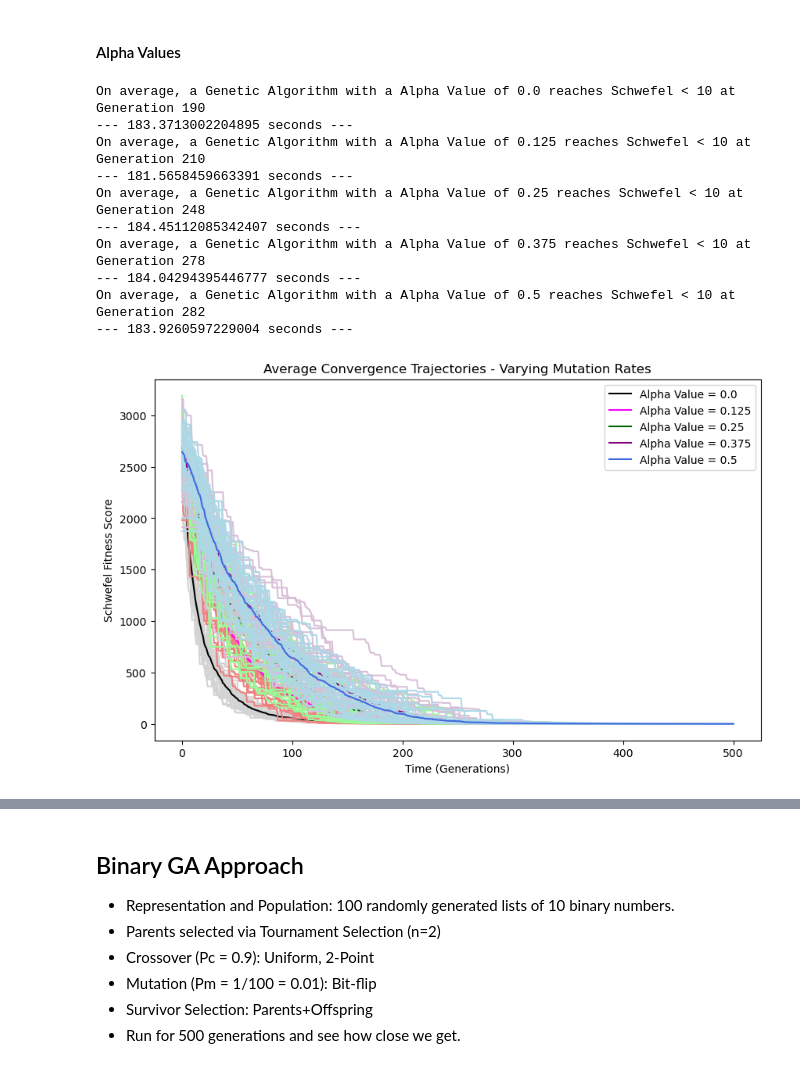
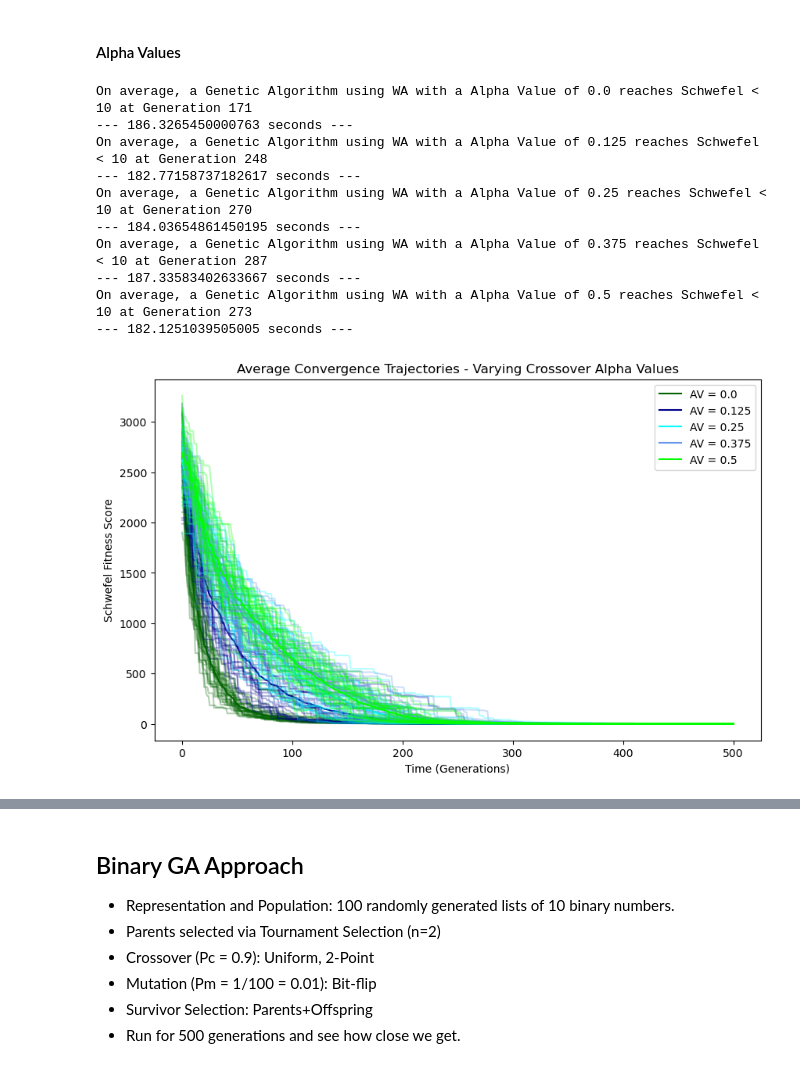
Before and after one commit to AlexPei-YuTsai/8-queen-evo-algo, a Jupyter notebook: schwefel.ipynb, the cells around one changed output, grey strips where cells are left out. Cells and saved outputs as stored; diff of their text form; code cells hidden in the pictures.

```diff
--- a/schwefel.ipynb
+++ b/schwefel.ipynb
@@ -447,31 +505,0 @@ On average, a Genetic Algorithm with a Mutation Rate of 0.7 did not reach Schwef
-# %%
-# Testing more Mutation Rates to see where things peak
-tsizes=[0.01, 0.03, 0.05, 0.07, 0.1]
-color=[["lightgrey", "black"], ["lightcoral", "magenta"], ["palegreen", "darkgreen"], ["thistle", "purple"], ["lightblue", "royalblue"]]
-
-# Test different conditions
-for test in range(5):
-    # Change Parameters per Test Bundle
-    start_time = time.time()
-    mrate = tsizes[test]
-
-    # Plot Results of each Test Bundle
-    data_df = test_trials(30)
-    # Report Convergence
-    conv(data_df, 10, "Mutation Rate", mrate)
-
-    print("--- %s seconds ---" % (time.time() - start_time))
-
-    # Graph results, needs to be on the same DataFrame for results to be on the same chart
-    for i in range(30):
-        data_df.iloc[i].plot(color=color[test][0], label="_nolegend_")
-    data_df.mean(axis=0).plot(color=color[test][1], label=f"Mutation Rate = {mrate}")
-
-plt.title("Average Convergence Trajectories - Varying Mutation Rates")
-plt.ylabel("Schwefel Fitness Score")
-plt.xlabel("Time (Generations)")
-plt.legend()
-plt.show()
-
-# Reset parameters
-mrate=0.1
@@ -491,46 +507,45 @@ On average, a Genetic Algorithm with a Mutation Rate of 0.1 reaches Schwefel < 1
 #### Alpha Values
 # %%
 # This time, with varying Crossover Alpha Values
+# As Uniform Crossover doesn't have an Alpha value, we'll only be examining this parameter's effect on Whole Arithmetic Crossover
 # We only need to test half of the parameter range as alpha=0.1 creates the same children as alpha=0.9 but in a different order
 tsizes=[0.0, 0.125, 0.25, 0.375, 0.5]
-# Graph visualization colors
-color=[["lightgrey", "black"], ["lightcoral", "magenta"], ["palegreen", "darkgreen"], ["thistle", "purple"], ["lightblue", "royalblue"]]
 
 # Test different conditions
 for test in range(5):
     # Change Parameters per Test Bundle
     start_time = time.time()
     alpha = tsizes[test]
 
     # Plot Results of each Test Bundle
-    data_df = test_trials(30)
+    data_df = test_trials(30, cross)
     # Report Convergence
-    conv(data_df, 10, "Alpha Value", alpha)
+    conv(data_df, 10, "WA", "Alpha Value", alpha)
 
     print("--- %s seconds ---" % (time.time() - start_time))
 
     # Graph results, needs to be on the same DataFrame for results to be on the same chart
     for i in range(30):
-        data_df.iloc[i].plot(color=color[test][0], label="_nolegend_")
-    data_df.mean(axis=0).plot(color=color[test][1], label=f"Alpha Value = {alpha}")
+        data_df.iloc[i].plot(color=color[test], label="_nolegend_", alpha=0.3)
+    data_df.mean(axis=0).plot(color=color[test], label=f"AV = {alpha}")
 
-plt.title("Average Convergence Trajectories - Varying Mutation Rates")
+plt.title("Average Convergence Trajectories - Varying Crossover Alpha Values")
 plt.ylabel("Schwefel Fitness Score")
 plt.xlabel("Time (Generations)")
 plt.legend()
 plt.show()
 
 # Reset parameters
 alpha = 0.5
 # %% [output]
-On average, a Genetic Algorithm with a Alpha Value of 0.0 reaches Schwefel < 10 at Generation 190
---- 183.3713002204895 seconds ---
-On average, a Genetic Algorithm with a Alpha Value of 0.125 reaches Schwefel < 10 at Generation 210
---- 181.5658459663391 seconds ---
-On average, a Genetic Algorithm with a Alpha Value of 0.25 reaches Schwefel < 10 at Generation 248
---- 184.45112085342407 seconds ---
-On average, a Genetic Algorithm with a Alpha Value of 0.375 reaches Schwefel < 10 at Generation 278
---- 184.04294395446777 seconds ---
-On average, a Genetic Algorithm with a Alpha Value of 0.5 reaches Schwefel < 10 at Generation 282
---- 183.9260597229004 seconds ---
+On average, a Genetic Algorithm using WA with a Alpha Value of 0.0 reaches Schwefel < 10 at Generation 171
+--- 186.3265450000763 seconds ---
+On average, a Genetic Algorithm using WA with a Alpha Value of 0.125 reaches Schwefel < 10 at Generation 248
+--- 182.77158737182617 seconds ---
+On average, a Genetic Algorithm using WA with a Alpha Value of 0.25 reaches Schwefel < 10 at Generation 270
+--- 184.03654861450195 seconds ---
+On average, a Genetic Algorithm using WA with a Alpha Value of 0.375 reaches Schwefel < 10 at Generation 287
+--- 187.33583402633667 seconds ---
+On average, a Genetic Algorithm using WA with a Alpha Value of 0.5 reaches Schwefel < 10 at Generation 273
+--- 182.1251039505005 seconds ---
-[figure, old version]
+[figure, new version]
```
Also changed, not shown: parts of 48 cells of this notebook.
